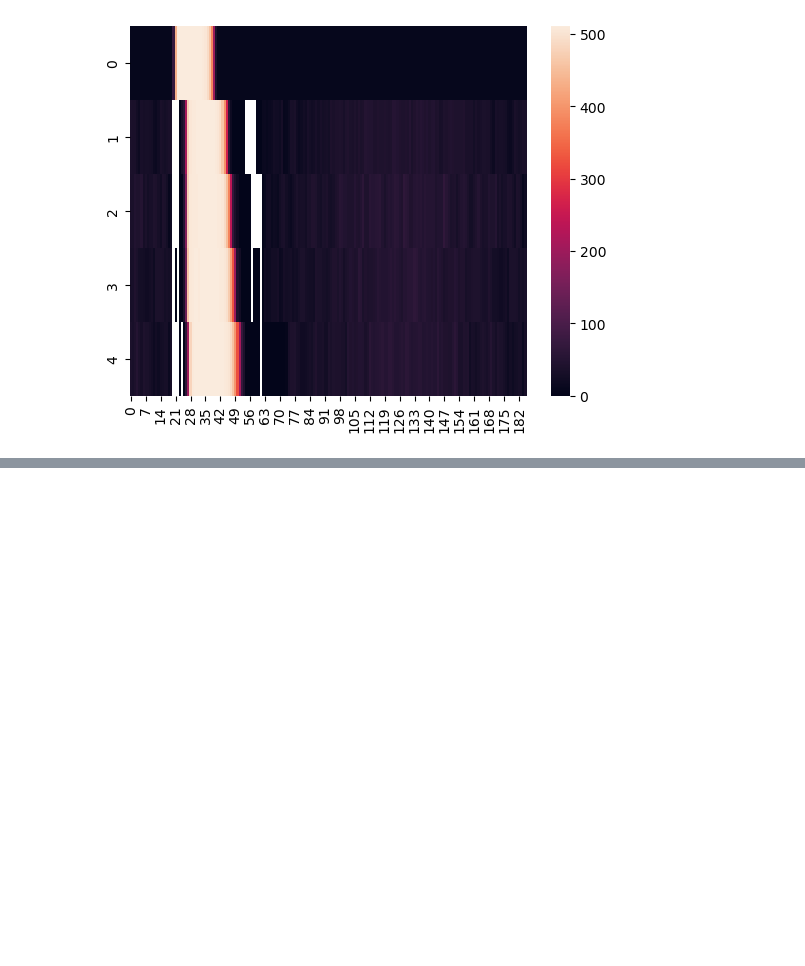
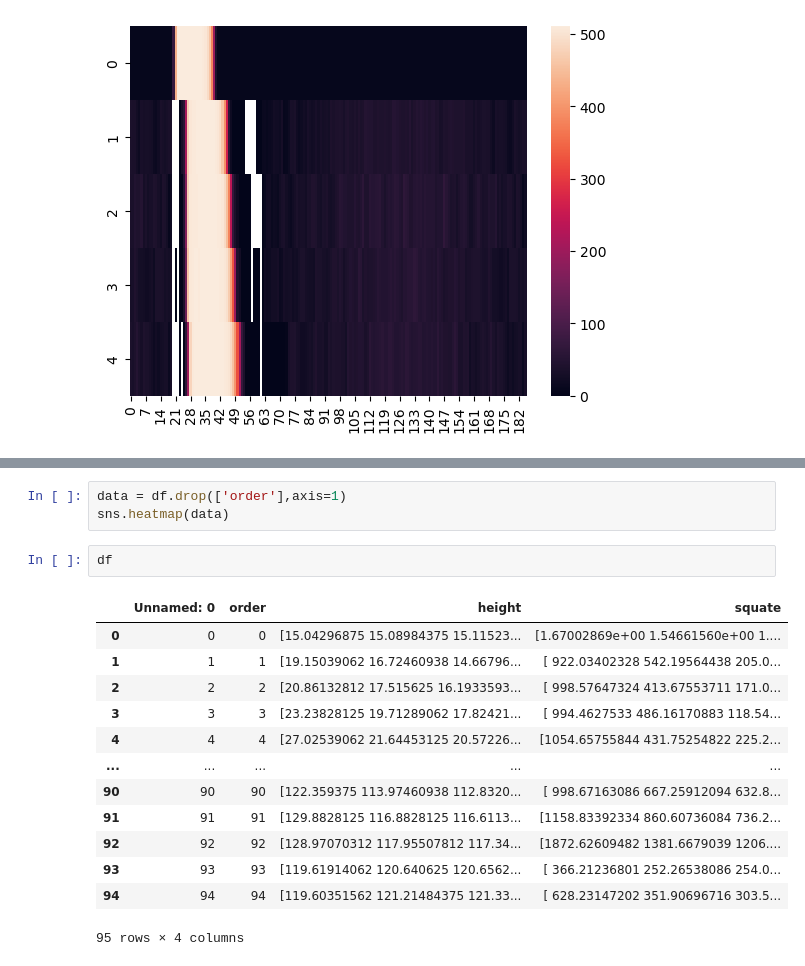
Before and after one commit to amityu/gel_sheets, a Jupyter notebook: exploration.ipynb, the cells around one changed output, grey strips where cells are left out. Cells and saved outputs as stored; diff of their text form; blank space fills up the shorter version.

```diff
--- a/exploration.ipynb
+++ b/exploration.ipynb
@@ -474,0 +494,19 @@ sns.heatmap(height)
+# %%
+data = df.drop(['order'],axis=1)
+sns.heatmap(data)
+# %%
+df
+# %% [output]
+|  | Unnamed: 0 | order | height | squate |
+| 0 | 0 | 0 | [15.04296875 15.08984375 15.11523... | [1.67002869e+00 1.54661560e+00 1.... |
+| 1 | 1 | 1 | [19.15039062 16.72460938 14.66796... | [ 922.03402328 542.19564438 205.0... |
+| 2 | 2 | 2 | [20.86132812 17.515625 16.1933593... | [ 998.57647324 413.67553711 171.0... |
+| 3 | 3 | 3 | [23.23828125 19.71289062 17.82421... | [ 994.4627533 486.16170883 118.54... |
+| 4 | 4 | 4 | [27.02539062 21.64453125 20.57226... | [1054.65755844 431.75254822 225.2... |
+| ... | ... | ... | ... | ... |
+| 90 | 90 | 90 | [122.359375 113.97460938 112.8320... | [ 998.67163086 667.25912094 632.8... |
+| 91 | 91 | 91 | [129.8828125 116.8828125 116.6113... | [1158.83392334 860.60736084 736.2... |
+| 92 | 92 | 92 | [128.97070312 117.95507812 117.34... | [1872.62609482 1381.6679039 1206.... |
+| 93 | 93 | 93 | [119.61914062 120.640625 120.6562... | [ 366.21236801 252.26538086 254.0... |
+| 94 | 94 | 94 | [119.60351562 121.21484375 121.33... | [ 628.23147202 351.90696716 303.5... |
+95 rows × 4 columns
```
Also changed, not shown: parts of 6 cells of this notebook, 2 other files.
